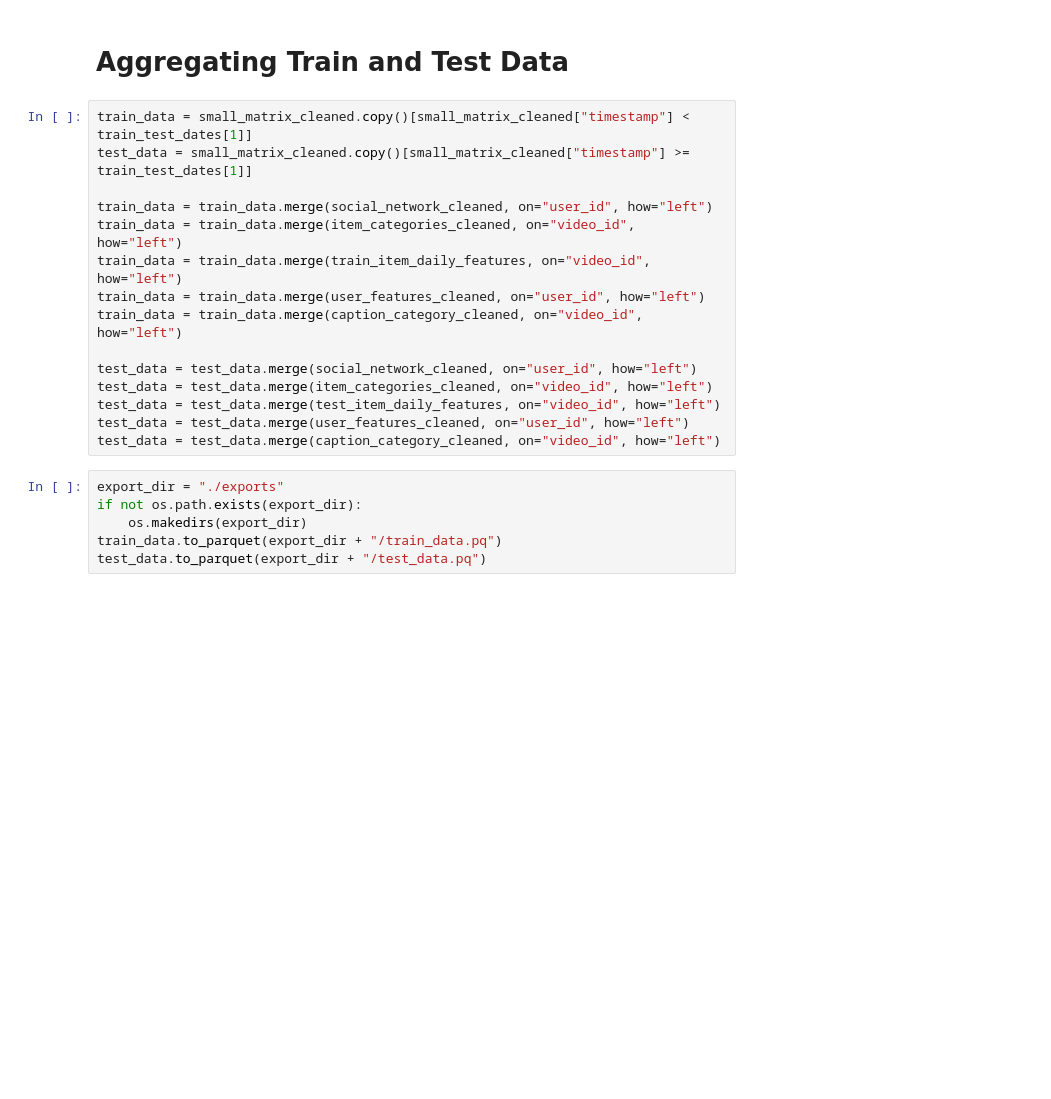
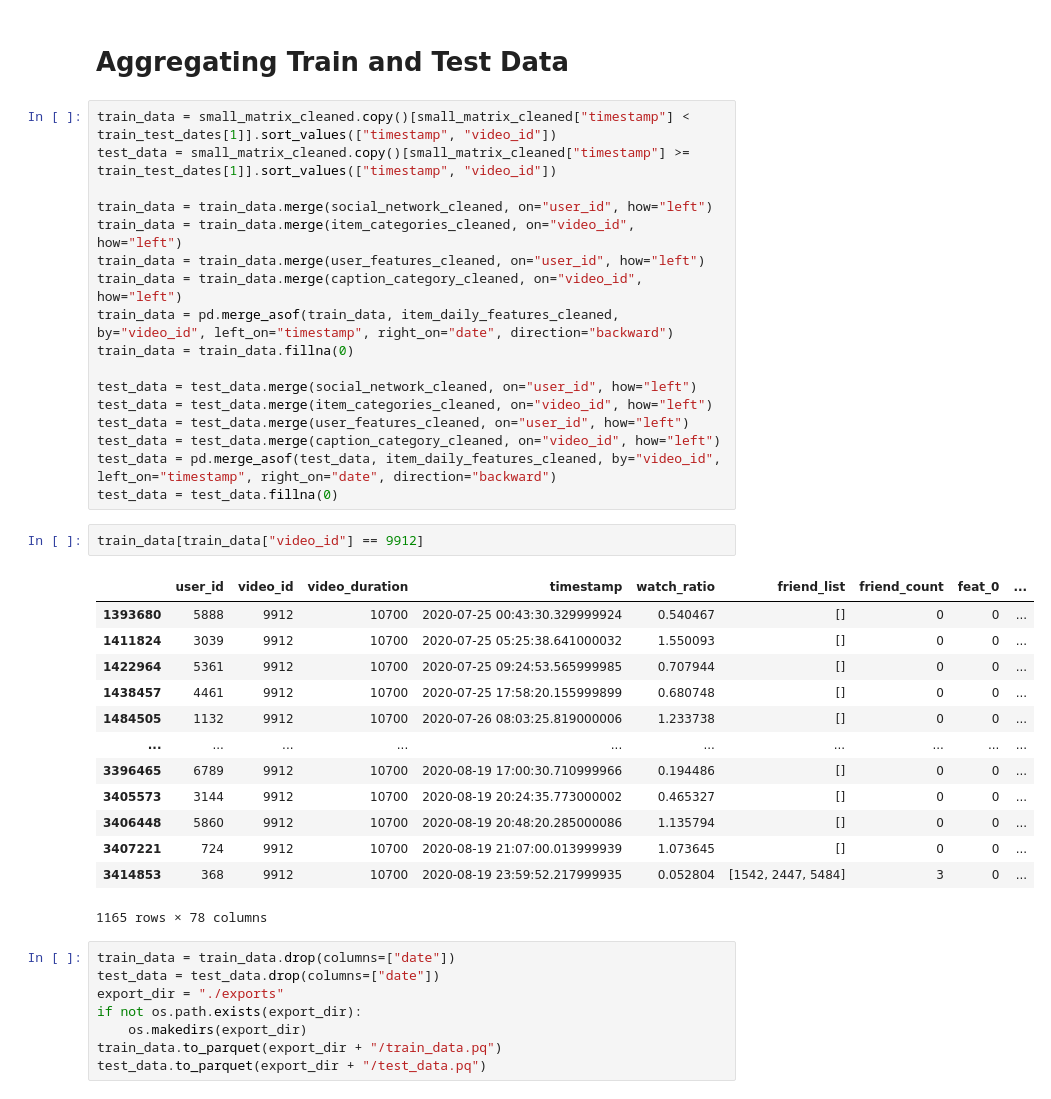
Before and after one commit to PamplemousseCru/FinalProject_2025_Matthias_Laithier, a Jupyter notebook: 01_data_preprocess.ipynb, the cells around one changed output. Saved outputs shown, nothing was run; the diff lists cells and outputs as text; blank space fills up the shorter version.

```diff
--- a/01_data_preprocess.ipynb
+++ b/01_data_preprocess.ipynb
@@ -264,21 +237,41 @@ caption_category_cleaned
 # %% [markdown]
 # Aggregating Train and Test Data
 # %%
-train_data = small_matrix_cleaned.copy()[small_matrix_cleaned["timestamp"] < train_test_dates[1]]
-test_data = small_matrix_cleaned.copy()[small_matrix_cleaned["timestamp"] >= train_test_dates[1]]
+train_data = small_matrix_cleaned.copy()[small_matrix_cleaned["timestamp"] < train_test_dates[1]].sort_values(["timestamp", "video_id"])
+test_data = small_matrix_cleaned.copy()[small_matrix_cleaned["timestamp"] >= train_test_dates[1]].sort_values(["timestamp", "video_id"])
 
 train_data = train_data.merge(social_network_cleaned, on="user_id", how="left")
 train_data = train_data.merge(item_categories_cleaned, on="video_id", how="left")
-train_data = train_data.merge(train_item_daily_features, on="video_id", how="left")
 train_data = train_data.merge(user_features_cleaned, on="user_id", how="left")
 train_data = train_data.merge(caption_category_cleaned, on="video_id", how="left")
+train_data = pd.merge_asof(train_data, item_daily_features_cleaned, by="video_id", left_on="timestamp", right_on="date", direction="backward")
+train_data = train_data.fillna(0)
 
 test_data = test_data.merge(social_network_cleaned, on="user_id", how="left")
 test_data = test_data.merge(item_categories_cleaned, on="video_id", how="left")
-test_data = test_data.merge(test_item_daily_features, on="video_id", how="left")
 test_data = test_data.merge(user_features_cleaned, on="user_id", how="left")
 test_data = test_data.merge(caption_category_cleaned, on="video_id", how="left")
+test_data = pd.merge_asof(test_data, item_daily_features_cleaned, by="video_id", left_on="timestamp", right_on="date", direction="backward")
+test_data = test_data.fillna(0)
+# %%
+train_data[train_data["video_id"] == 9912]
+# %% [output]
+|  | user_id | video_id | video_duration | timestamp | watch_ratio | friend_list | friend_count | feat_0 | ... |
+| 1393680 | 5888 | 9912 | 10700 | 2020-07-25 00:43:30.329999924 | 0.540467 | [] | 0 | 0 | ... |
+| 1411824 | 3039 | 9912 | 10700 | 2020-07-25 05:25:38.641000032 | 1.550093 | [] | 0 | 0 | ... |
+| 1422964 | 5361 | 9912 | 10700 | 2020-07-25 09:24:53.565999985 | 0.707944 | [] | 0 | 0 | ... |
+| 1438457 | 4461 | 9912 | 10700 | 2020-07-25 17:58:20.155999899 | 0.680748 | [] | 0 | 0 | ... |
+| 1484505 | 1132 | 9912 | 10700 | 2020-07-26 08:03:25.819000006 | 1.233738 | [] | 0 | 0 | ... |
+| ... | ... | ... | ... | ... | ... | ... | ... | ... | ... |
+| 3396465 | 6789 | 9912 | 10700 | 2020-08-19 17:00:30.710999966 | 0.194486 | [] | 0 | 0 | ... |
+| 3405573 | 3144 | 9912 | 10700 | 2020-08-19 20:24:35.773000002 | 0.465327 | [] | 0 | 0 | ... |
+| 3406448 | 5860 | 9912 | 10700 | 2020-08-19 20:48:20.285000086 | 1.135794 | [] | 0 | 0 | ... |
+| 3407221 | 724 | 9912 | 10700 | 2020-08-19 21:07:00.013999939 | 1.073645 | [] | 0 | 0 | ... |
+| 3414853 | 368 | 9912 | 10700 | 2020-08-19 23:59:52.217999935 | 0.052804 | [1542, 2447, 5484] | 3 | 0 | ... |
+1165 rows × 78 columns
 # %%
+train_data = train_data.drop(columns=["date"])
+test_data = test_data.drop(columns=["date"])
 export_dir = "./exports"
 if not os.path.exists(export_dir):
     os.makedirs(export_dir)
```
Also changed, not shown: parts of 7 cells of this notebook.
